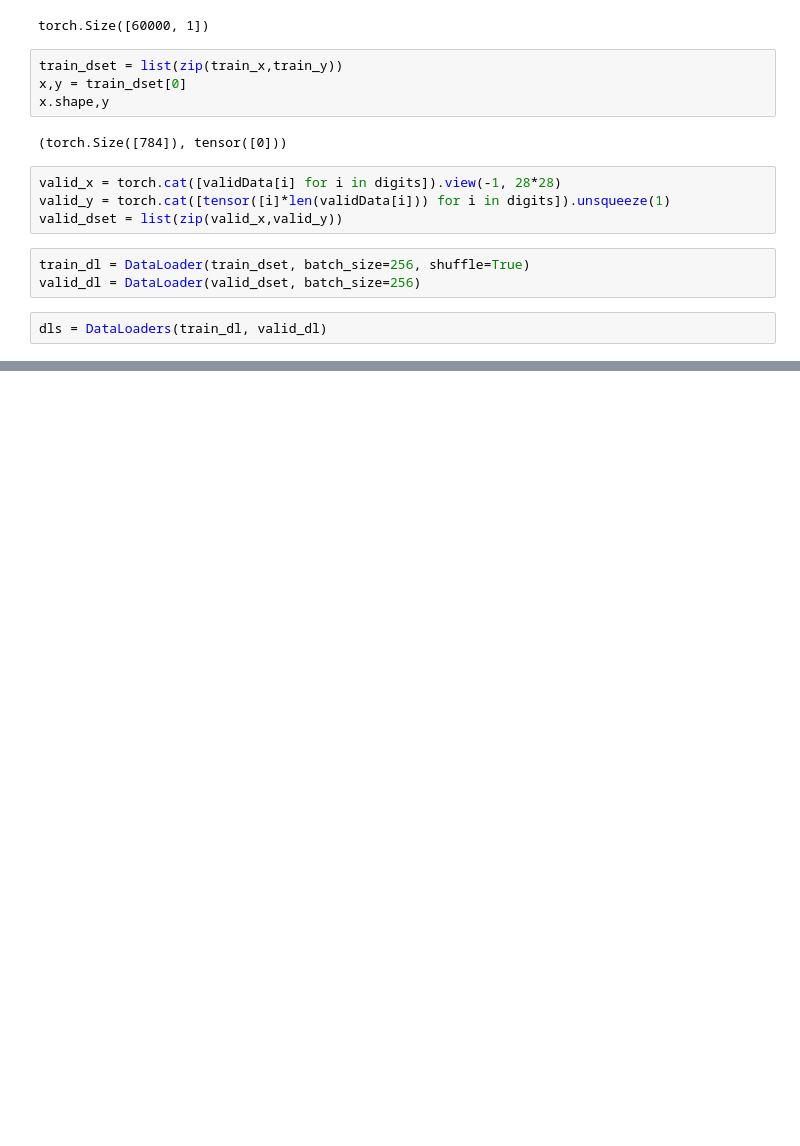
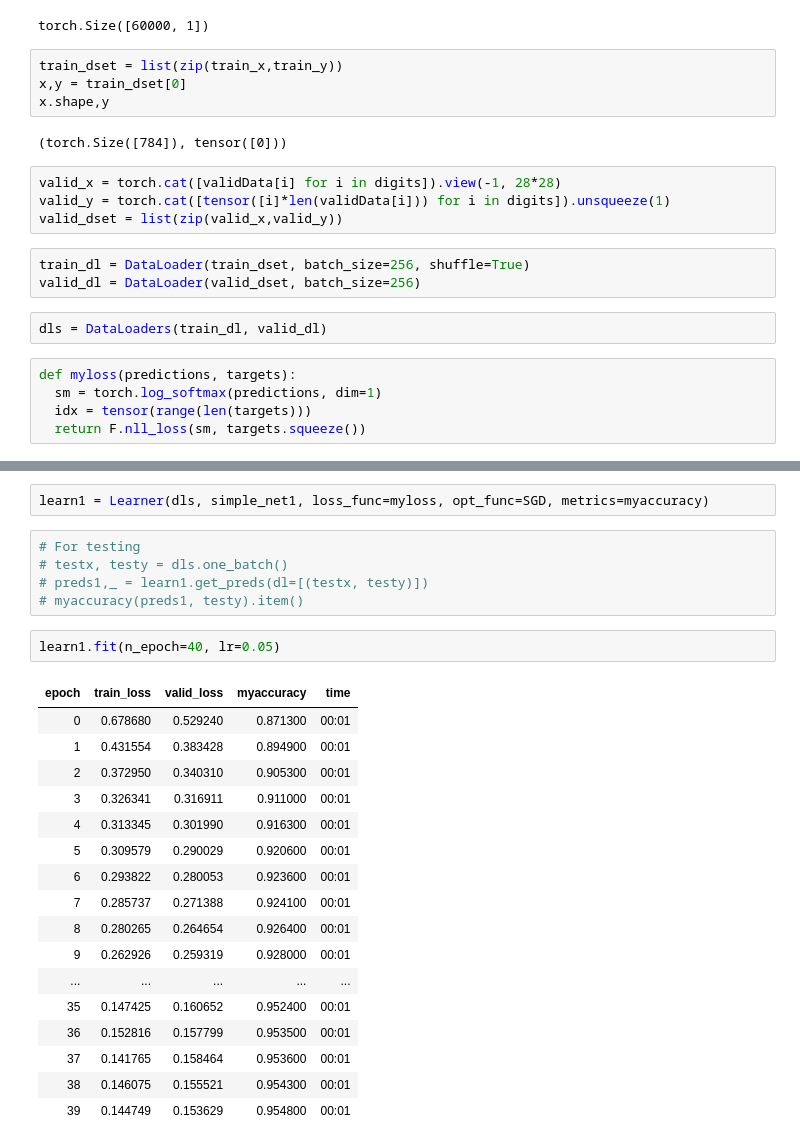
Before and after one commit to dipasreepoddar/fastbook, a Jupyter notebook: exercises/full_mnist_further_research.ipynb, the cells around one changed output, grey strips where cells are left out. Cells and saved outputs as stored; diff of their text form; blank space fills up the shorter version.

```diff
--- a/exercises/full_mnist_further_research.ipynb
+++ b/exercises/full_mnist_further_research.ipynb
@@ -187,3 +183,8 @@ train_dl = DataLoader(train_dset, batch_size=256, shuffle=True)
 valid_dl = DataLoader(valid_dset, batch_size=256)
 # %%
 dls = DataLoaders(train_dl, valid_dl)
+# %%
+def myloss(predictions, targets):
+  sm = torch.log_softmax(predictions, dim=1)
+  idx = tensor(range(len(targets)))
+  return F.nll_loss(sm, targets.squeeze())
@@ -189,0 +209,27 @@ dls = DataLoaders(train_dl, valid_dl)
+# %%
+learn1 = Learner(dls, simple_net1, loss_func=myloss, opt_func=SGD, metrics=myaccuracy)
+# %%
+# For testing
+# testx, testy = dls.one_batch()
+# preds1,_ = learn1.get_preds(dl=[(testx, testy)])
+# myaccuracy(preds1, testy).item()
+# %%
+learn1.fit(n_epoch=40, lr=0.05)
+# %% [output]
+| epoch | train_loss | valid_loss | myaccuracy | time |
+| 0 | 0.678680 | 0.529240 | 0.871300 | 00:01 |
+| 1 | 0.431554 | 0.383428 | 0.894900 | 00:01 |
+| 2 | 0.372950 | 0.340310 | 0.905300 | 00:01 |
+| 3 | 0.326341 | 0.316911 | 0.911000 | 00:01 |
+| 4 | 0.313345 | 0.301990 | 0.916300 | 00:01 |
+| 5 | 0.309579 | 0.290029 | 0.920600 | 00:01 |
+| 6 | 0.293822 | 0.280053 | 0.923600 | 00:01 |
+| 7 | 0.285737 | 0.271388 | 0.924100 | 00:01 |
+| 8 | 0.280265 | 0.264654 | 0.926400 | 00:01 |
+| 9 | 0.262926 | 0.259319 | 0.928000 | 00:01 |
+| ... | ... | ... | ... | ... |
+| 35 | 0.147425 | 0.160652 | 0.952400 | 00:01 |
+| 36 | 0.152816 | 0.157799 | 0.953500 | 00:01 |
+| 37 | 0.141765 | 0.158464 | 0.953600 | 00:01 |
+| 38 | 0.146075 | 0.155521 | 0.954300 | 00:01 |
+| 39 | 0.144749 | 0.153629 | 0.954800 | 00:01 |
```
Also changed, not shown: parts of 12 cells of this notebook.
